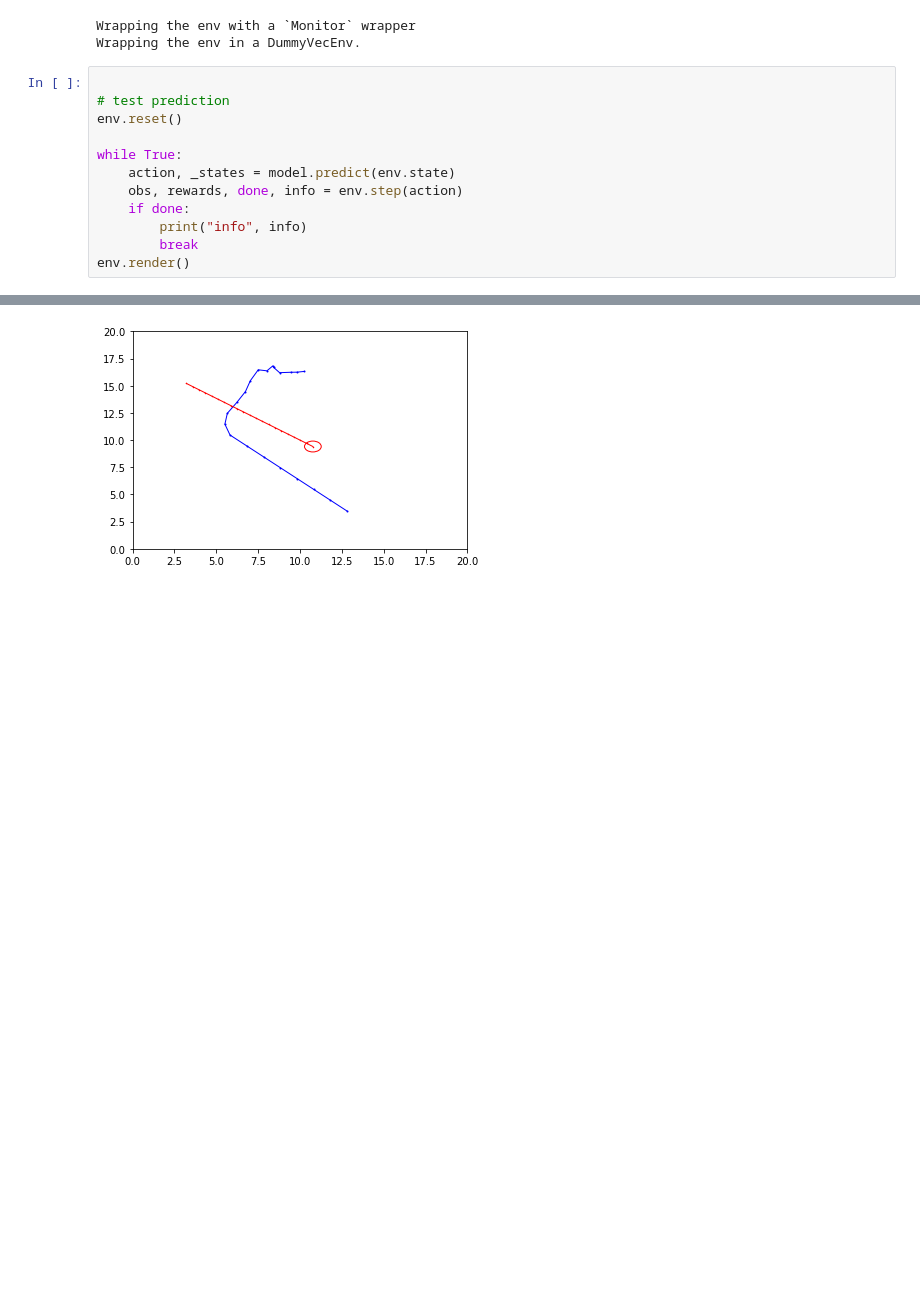
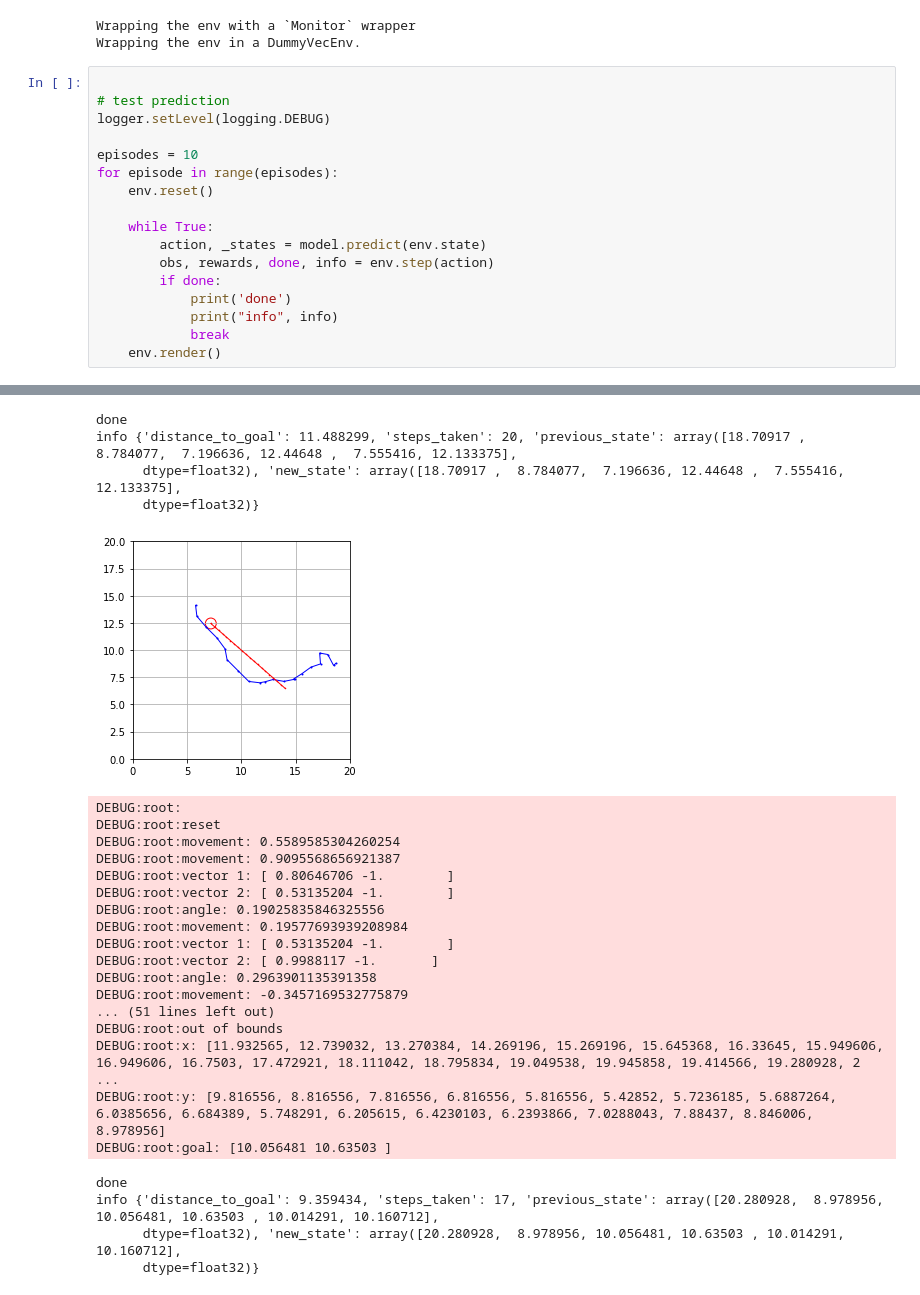
Before and after one commit to ll7/rl-test, a Jupyter notebook: SimpleWalk/train_and_test_model.ipynb, the cells around one changed output, grey strips where cells are left out. Cells and saved outputs as stored; diff of their text form; blank space fills up the shorter version.

```diff
--- a/SimpleWalk/train_and_test_model.ipynb
+++ b/SimpleWalk/train_and_test_model.ipynb
@@ -94,13 +93,18 @@ Wrapping the env in a DummyVecEnv.
 # %%
 
 # test prediction
-env.reset()
+logger.setLevel(logging.DEBUG)
 
-while True:
-    action, _states = model.predict(env.state)
-    obs, rewards, done, info = env.step(action)
-    if done:
-        print("info", info)
-        break
-env.render()
+episodes = 10
+for episode in range(episodes):
+    env.reset()
+
+    while True:
+        action, _states = model.predict(env.state)
+        obs, rewards, done, info = env.step(action)
+        if done:
+            print('done')
+            print("info", info)
+            break
+    env.render()
 # %% [output]
@@ -108 +128,26 @@ info {'distance_to_goal': 6.619048, 'steps_taken': 20, 'previous_state': array([
+done
+info {'distance_to_goal': 11.488299, 'steps_taken': 20, 'previous_state': array([18.70917 ,  8.784077,  7.196636, 12.44648 ,  7.555416, 12.133375],
+      dtype=float32), 'new_state': array([18.70917 ,  8.784077,  7.196636, 12.44648 ,  7.555416, 12.133375],
+      dtype=float32)}
-[figure, old version]
+[figure, new version]
+DEBUG:root:
+DEBUG:root:reset
+DEBUG:root:movement: 0.5589585304260254
+DEBUG:root:movement: 0.9095568656921387
+DEBUG:root:vector 1: [ 0.80646706 -1.        ]
+DEBUG:root:vector 2: [ 0.53135204 -1.        ]
+DEBUG:root:angle: 0.19025835846325556
+DEBUG:root:movement: 0.19577693939208984
+DEBUG:root:vector 1: [ 0.53135204 -1.        ]
+DEBUG:root:vector 2: [ 0.9988117 -1.       ]
+DEBUG:root:angle: 0.2963901135391358
+DEBUG:root:movement: -0.3457169532775879
+... (51 lines left out)
+DEBUG:root:out of bounds
+DEBUG:root:x: [11.932565, 12.739032, 13.270384, 14.269196, 15.269196, 15.645368, 16.33645, 15.949606, 16.949606, 16.7503, 17.472921, 18.111042, 18.795834, 19.049538, 19.945858, 19.414566, 19.280928, 2 ...
+DEBUG:root:y: [9.816556, 8.816556, 7.816556, 6.816556, 5.816556, 5.42852, 5.7236185, 5.6887264, 6.0385656, 6.684389, 5.748291, 6.205615, 6.4230103, 6.2393866, 7.0288043, 7.88437, 8.846006, 8.978956]
+DEBUG:root:goal: [10.056481 10.63503 ]
+done
+info {'distance_to_goal': 9.359434, 'steps_taken': 17, 'previous_state': array([20.280928,  8.978956, 10.056481, 10.63503 , 10.014291, 10.160712],
+      dtype=float32), 'new_state': array([20.280928,  8.978956, 10.056481, 10.63503 , 10.014291, 10.160712],
+      dtype=float32)}
```
Also changed, not shown: parts of 3 cells of this notebook, 4 other files.
